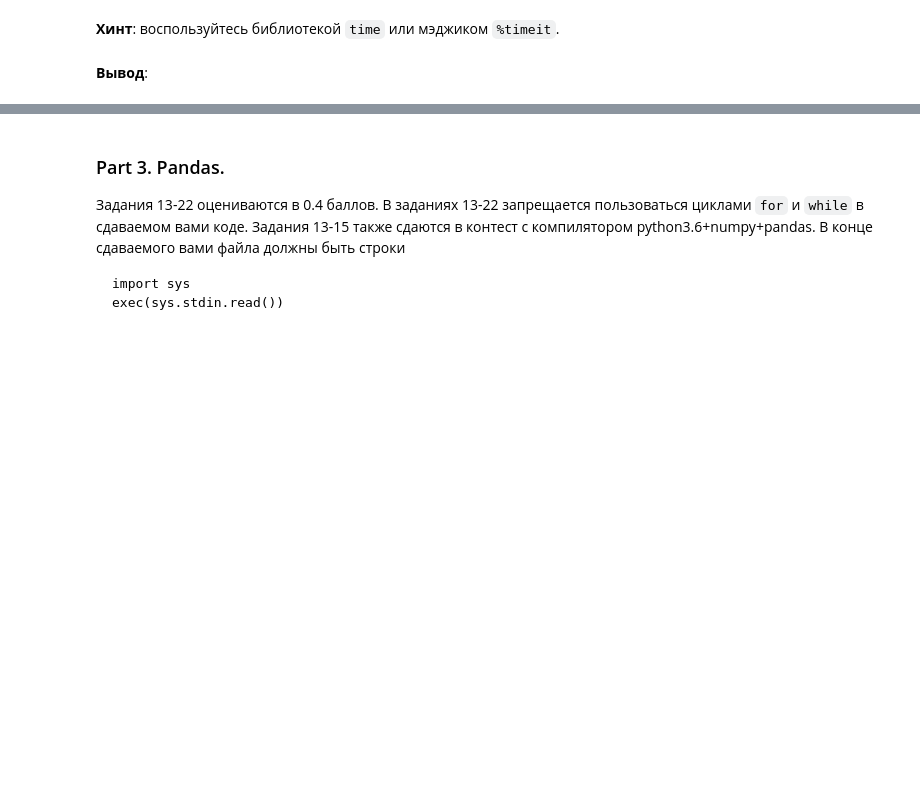
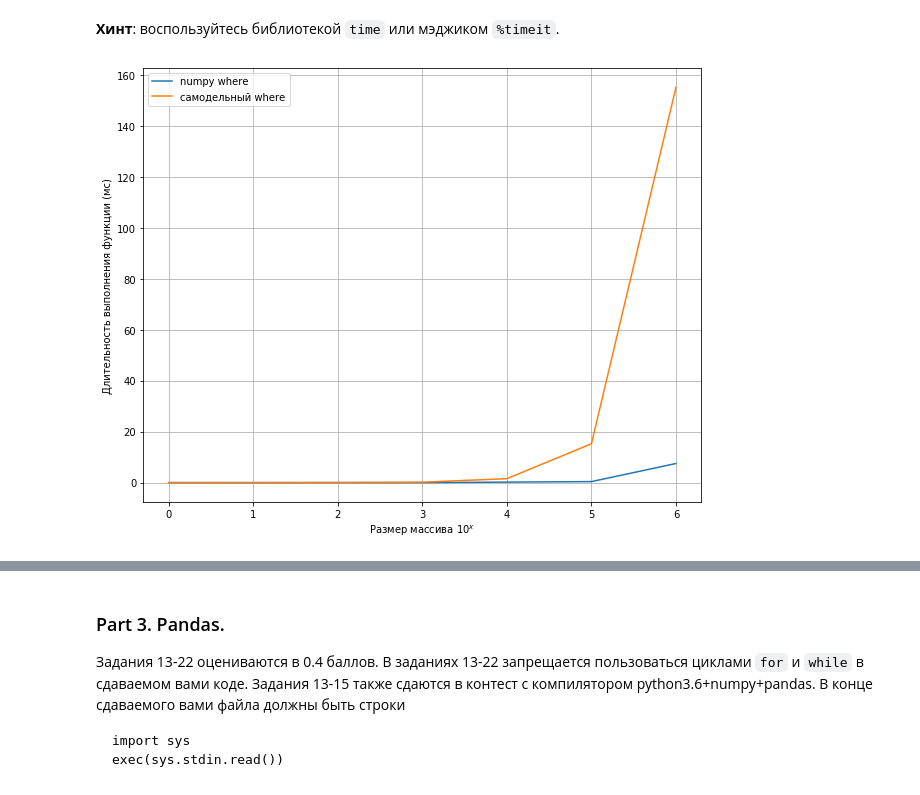
Before and after one commit to GlebChili/math-ml-hse-2019, a Jupyter notebook: hw1.ipynb, the cells around one changed output, grey strips where cells are left out. Saved outputs shown, nothing was run; the diff lists cells and outputs as text; code cells hidden in the pictures; blank space fills up the shorter version.

```diff
--- a/hw1.ipynb
+++ b/hw1.ipynb
@@ -331,2 +328,0 @@ __Хинт__: воспользуйтесь библиотекой `time` или
-# %% [markdown]
-__Вывод__:
@@ -332,0 +331,28 @@ __Вывод__:
+# %%
+x = range(7)
+# %%
+np_where_time =[]
+custom_where_time = []
+for i in range(len(x)):
+    sample = np.random.randint(1, 100, 10 ** x[i])
+    t1 = time.perf_counter()
+    np.where(sample < 50, np.ones(10 ** x[i]), np.zeros(10 ** x[i]))
+    t2 = time.perf_counter()
+    np_where_time.append((t2 - t1)*1000)
+    t3 = time.perf_counter()
+    custom_where(sample < 50, np.ones(10 ** x[i]), np.zeros(10 ** x[i]))
+    t4 = time.perf_counter()
+    custom_where_time.append((t4 -t3)*1000)
+# %%
+plt.plot(x, np_where_time, label="numpy where")
+plt.plot(x, custom_where_time, label="самодельный where")
+
+plt.xlabel("Размер массива $10^x$")
+plt.ylabel("Длительность выполнения функции (мс)")
+
+plt.rcParams['figure.figsize'] = [10, 8]
+plt.legend(loc="best")
+plt.grid(True)
+plt.show()
+# %% [output]
+[figure, added]
```
Also changed, not shown: parts of 11 cells of this notebook.
